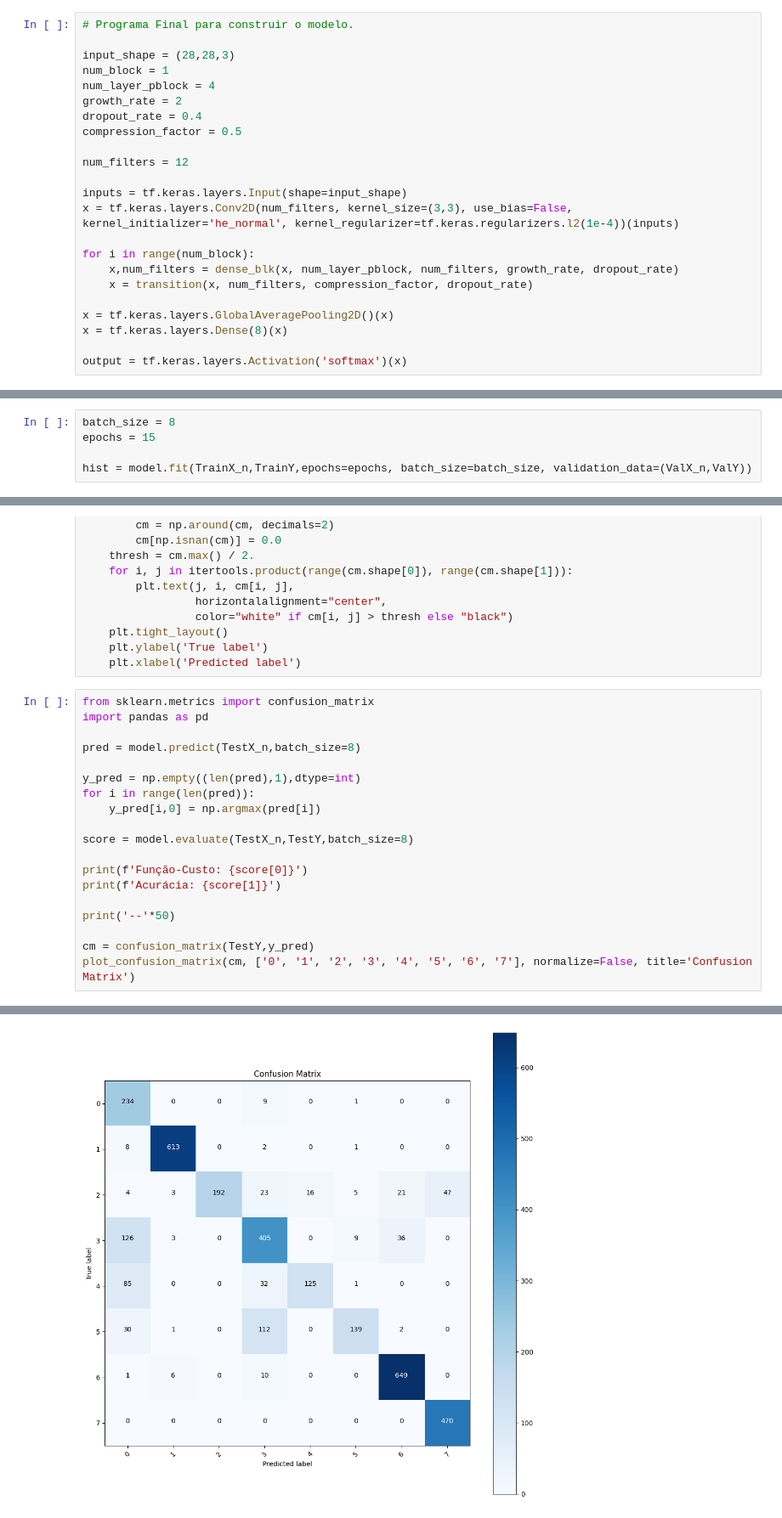
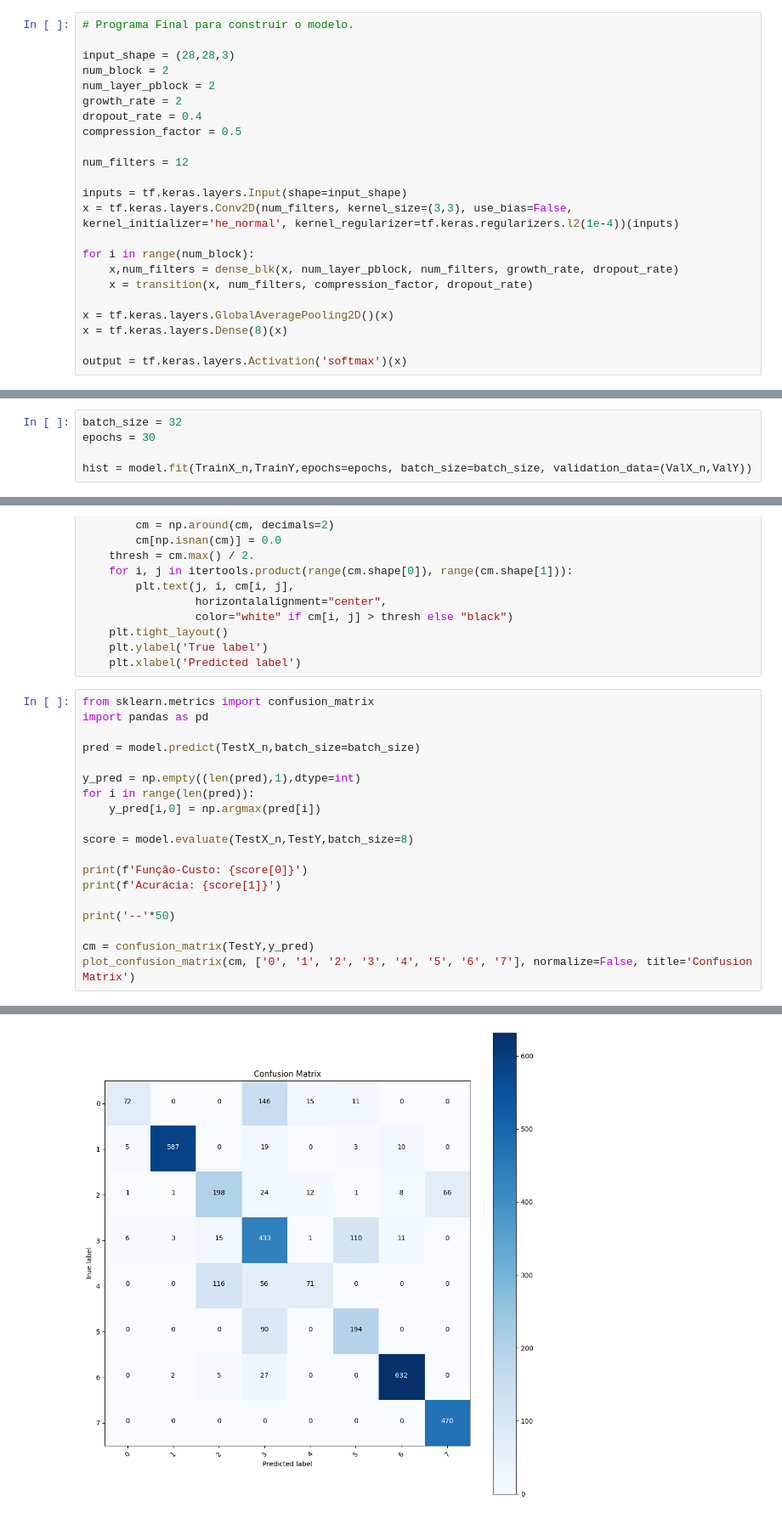
Before and after one commit to Jitesh193/IA048, a Jupyter notebook: EFC3/efc3_parte3_175867.ipynb, the cells around one changed output, grey strips where cells are left out. Shown at 85% size. Cells and saved outputs as stored; diff of their text form.

```diff
--- a/EFC3/efc3_parte3_175867.ipynb
+++ b/EFC3/efc3_parte3_175867.ipynb
@@ -105,8 +105,8 @@ def dense_blk(inputs, num_layers, num_filters, growth_rate, dropout_rate):
 # Programa Final para construir o modelo.
 
 input_shape = (28,28,3)
-num_block = 1
-num_layer_pblock = 4
+num_block = 2
+num_layer_pblock = 2
 growth_rate = 2
 dropout_rate = 0.4
 compression_factor = 0.5
@@ -154,6 +154,6 @@ Model: "functional_9"
 # %%
-batch_size = 8
-epochs = 15
+batch_size = 32
+epochs = 30
 
 hist = model.fit(TrainX_n,TrainY,epochs=epochs, batch_size=batch_size, validation_data=(ValX_n,ValY))
 # %% [output]
@@ -231,7 +221,7 @@ def plot_confusion_matrix(cm, classes, normalize=True, title='Confusion matrix',
 from sklearn.metrics import confusion_matrix
 import pandas as pd
 
-pred = model.predict(TestX_n,batch_size=8)
+pred = model.predict(TestX_n,batch_size=batch_size)
 
 y_pred = np.empty((len(pred),1),dtype=int)
 for i in range(len(pred)):
@@ -254,5 +244,5 @@ Acurácia: 0.8263665437698364
 ----------------------------------------------------------------------------------------------------
-[figure, old version]
+[figure, new version]
 # %%
 def plot_image(i, predictions_array, true_label, img):
   true_label, img = true_label[i], img[i]
```
Also changed, not shown: parts of 6 cells of this notebook.
